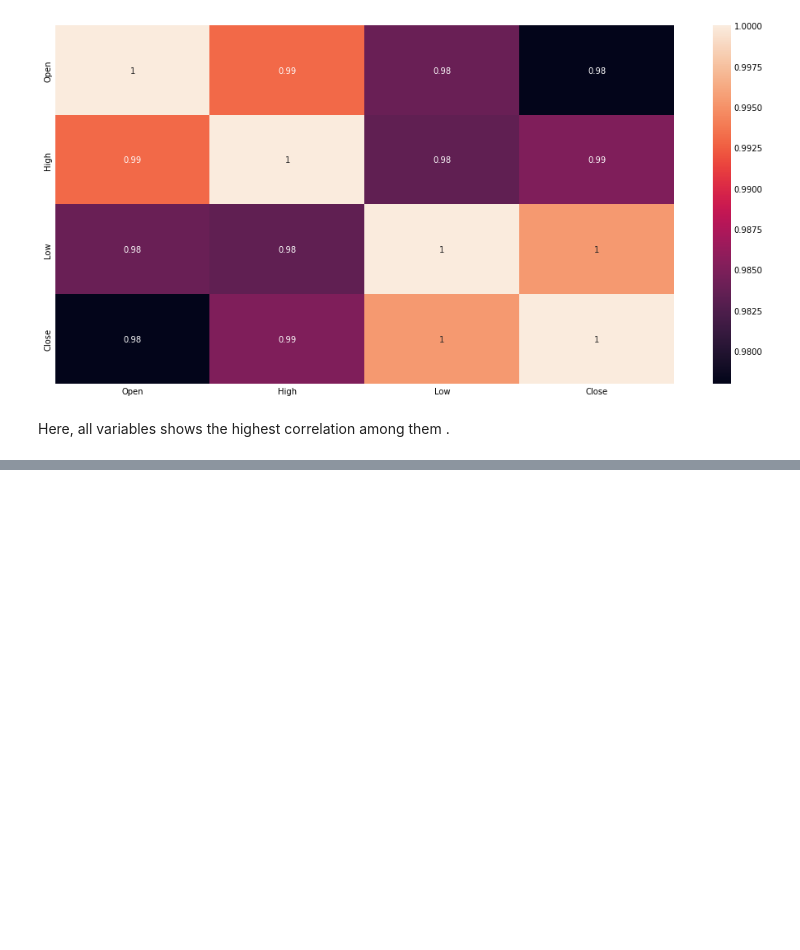
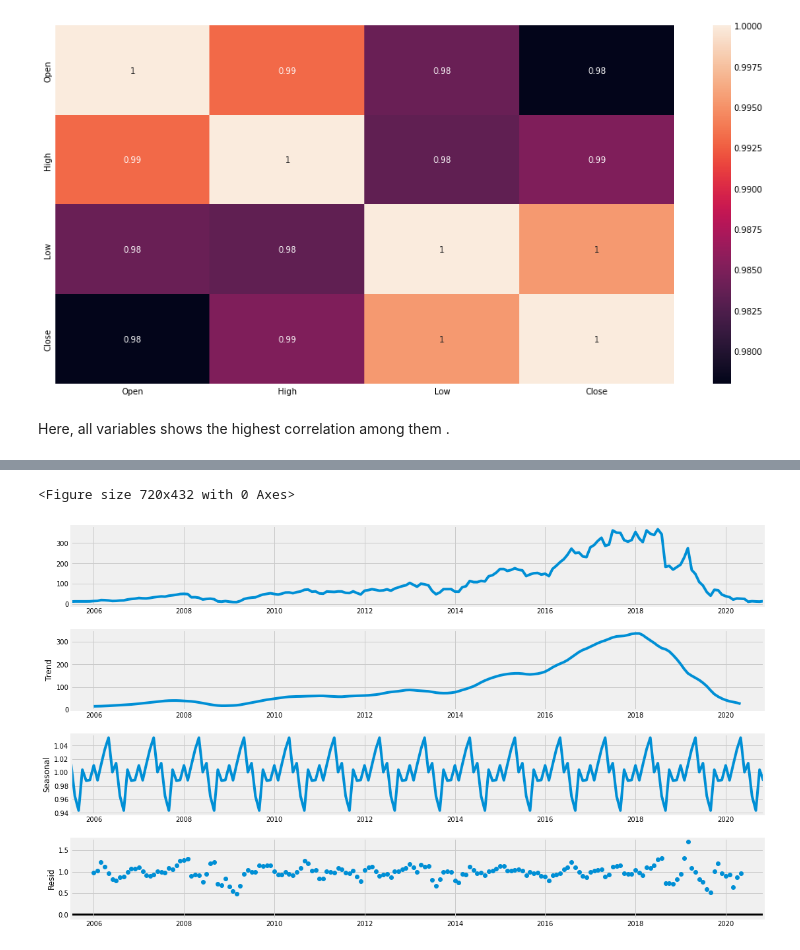
Before and after one commit to RITIK1442840127/Yes-Bank-Stock-Closing-Price-Prediction, a Jupyter notebook: Capstone_Project_2_Yes_Bank_Stock_Closing_Price_Prediction.ipynb, the cells around one changed output, grey strips where cells are left out. Saved outputs shown, nothing was run; the diff lists cells and outputs as text; code cells hidden in the pictures; blank space fills up the shorter version.

```diff
--- a/Capstone_Project_2_Yes_Bank_Stock_Closing_Price_Prediction.ipynb
+++ b/Capstone_Project_2_Yes_Bank_Stock_Closing_Price_Prediction.ipynb
@@ -234,0 +432,8 @@ Here, all variables shows the highest correlation among them .
+# %%
+result = seasonal_decompose(df_close, model='multiplicative')
+fig = plt.figure()
+fig = result.plot()
+fig.set_size_inches(16, 9)
+# %% [output]
+<Figure size 720x432 with 0 Axes>
+[figure, added]
```
Also changed, not shown: parts of 26 cells of this notebook.
